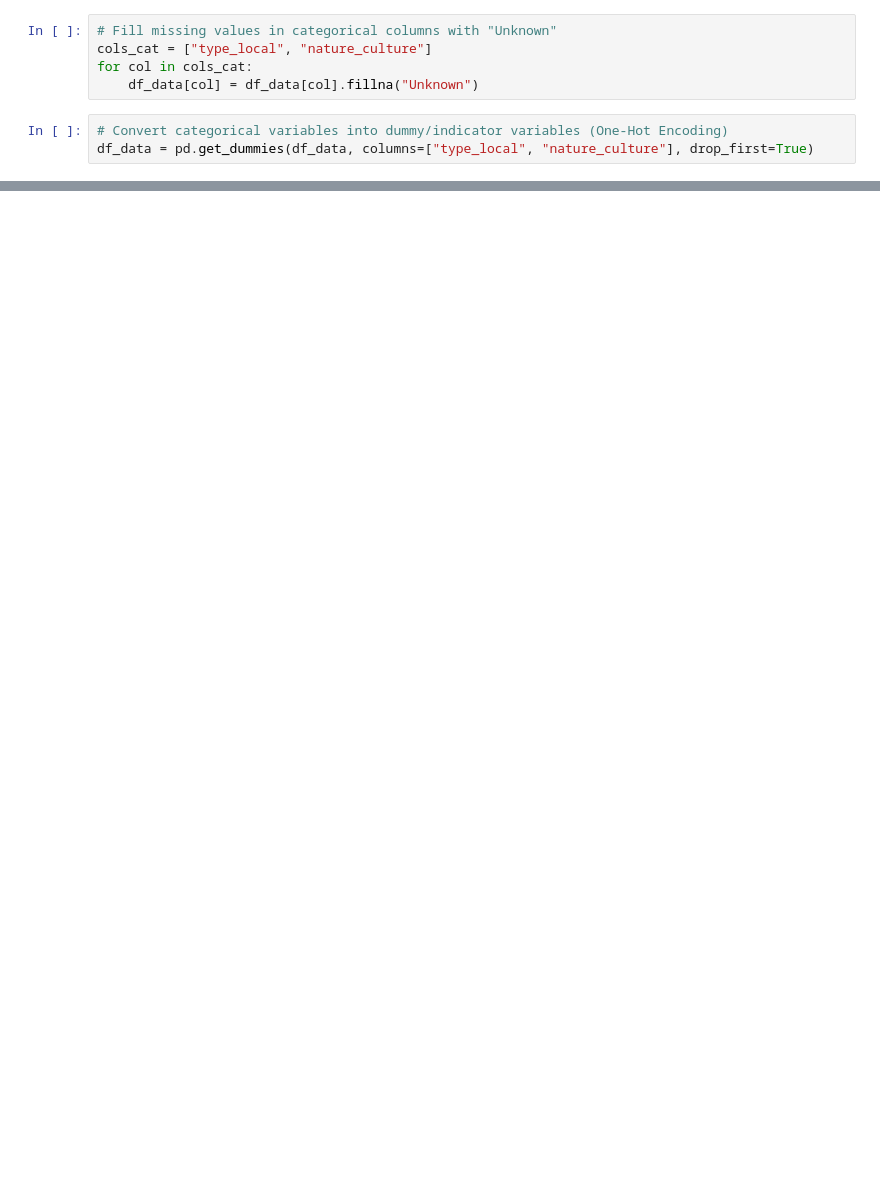
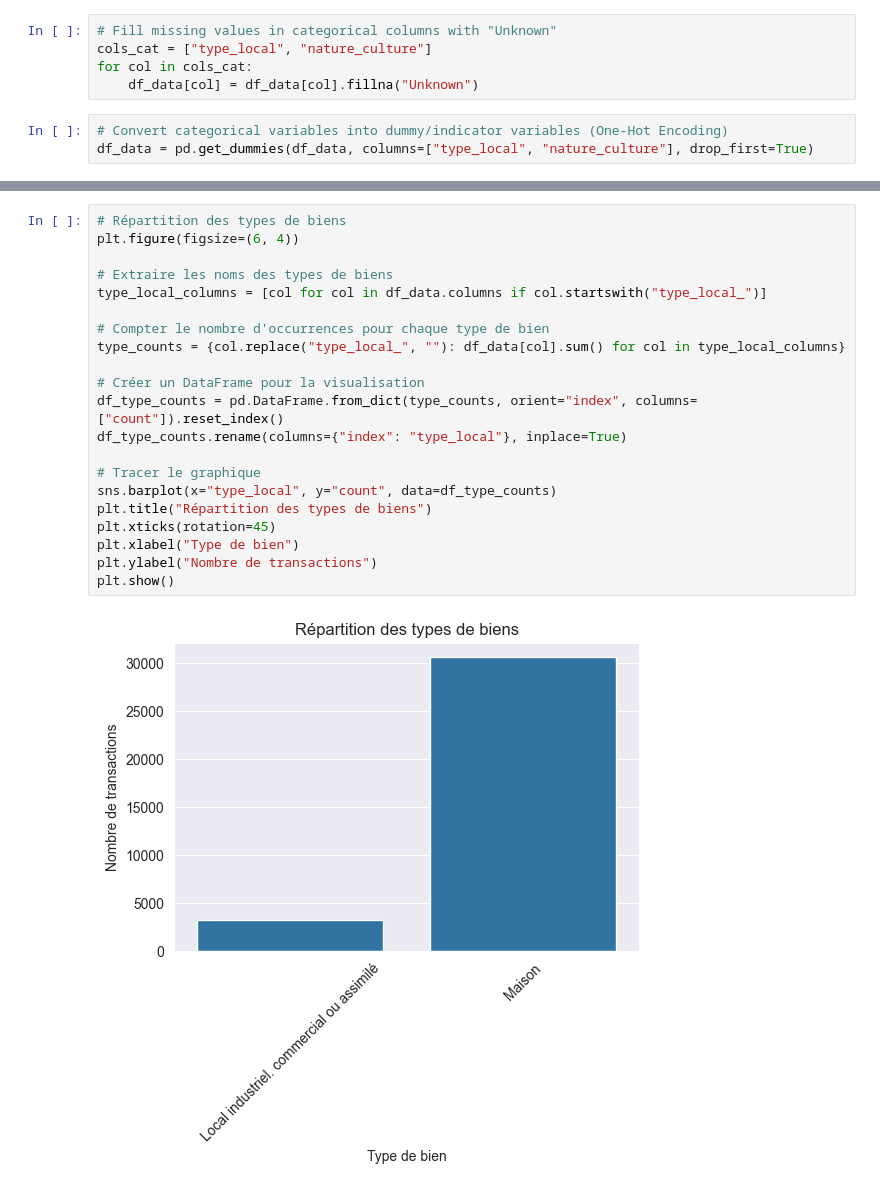
Before and after one commit to Kevin-Ferraretto-Cours/2025-python-Machine_Learning, a Jupyter notebook: src/Immobiliers.ipynb, the cells around one changed output, grey strips where cells are left out. Saved outputs shown, nothing was run; the diff lists cells and outputs as text; blank space fills up the shorter version.

```diff
--- a/src/Immobiliers.ipynb
+++ b/src/Immobiliers.ipynb
@@ -208,0 +215,23 @@ ValueError: Unable to parse string "surface_reelle_bati" at position 13430
+# %%
+# Répartition des types de biens
+plt.figure(figsize=(6, 4))
+
+# Extraire les noms des types de biens
+type_local_columns = [col for col in df_data.columns if col.startswith("type_local_")]
+
+# Compter le nombre d'occurrences pour chaque type de bien
+type_counts = {col.replace("type_local_", ""): df_data[col].sum() for col in type_local_columns}
+
+# Créer un DataFrame pour la visualisation
+df_type_counts = pd.DataFrame.from_dict(type_counts, orient="index", columns=["count"]).reset_index()
+df_type_counts.rename(columns={"index": "type_local"}, inplace=True)
+
+# Tracer le graphique
+sns.barplot(x="type_local", y="count", data=df_type_counts)
+plt.title("Répartition des types de biens")
+plt.xticks(rotation=45)
+plt.xlabel("Type de bien")
+plt.ylabel("Nombre de transactions")
+plt.show()
+# %% [output]
+[figure, added]
```
Also changed, not shown: parts of 8 cells of this notebook.
